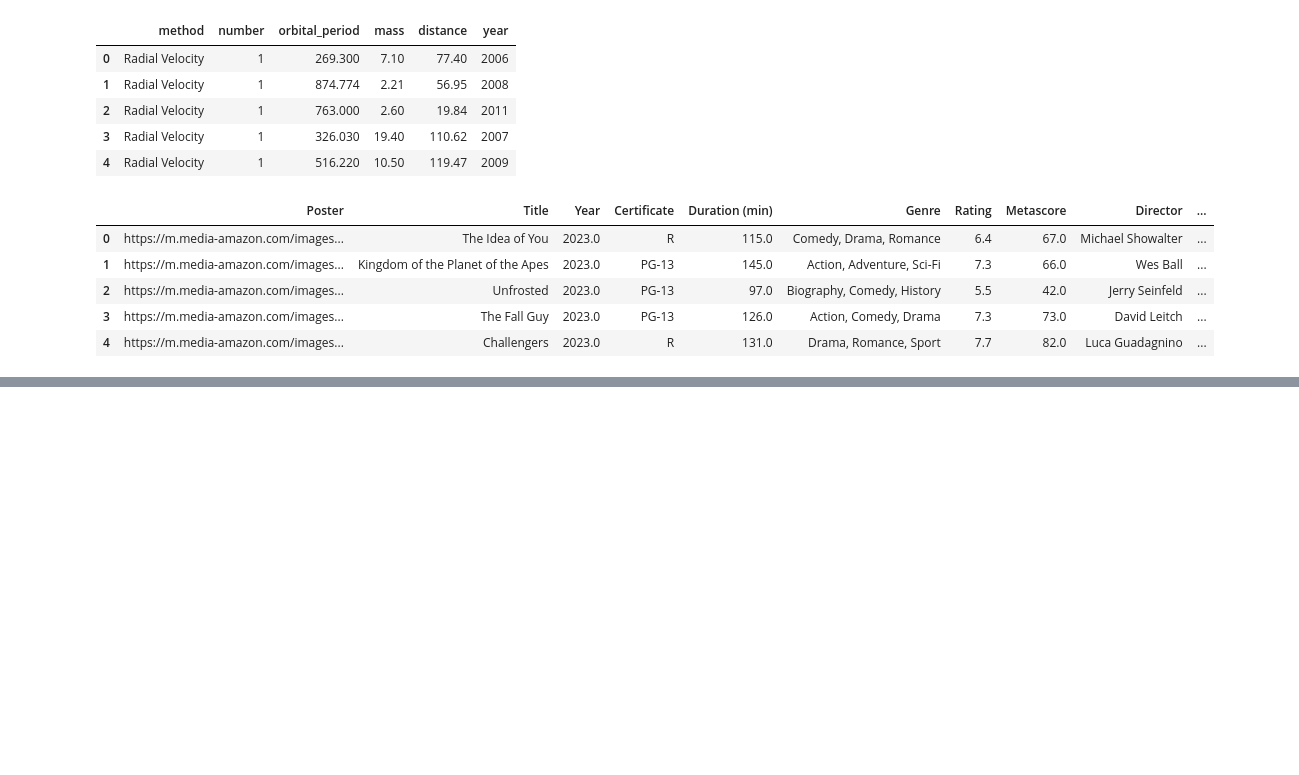
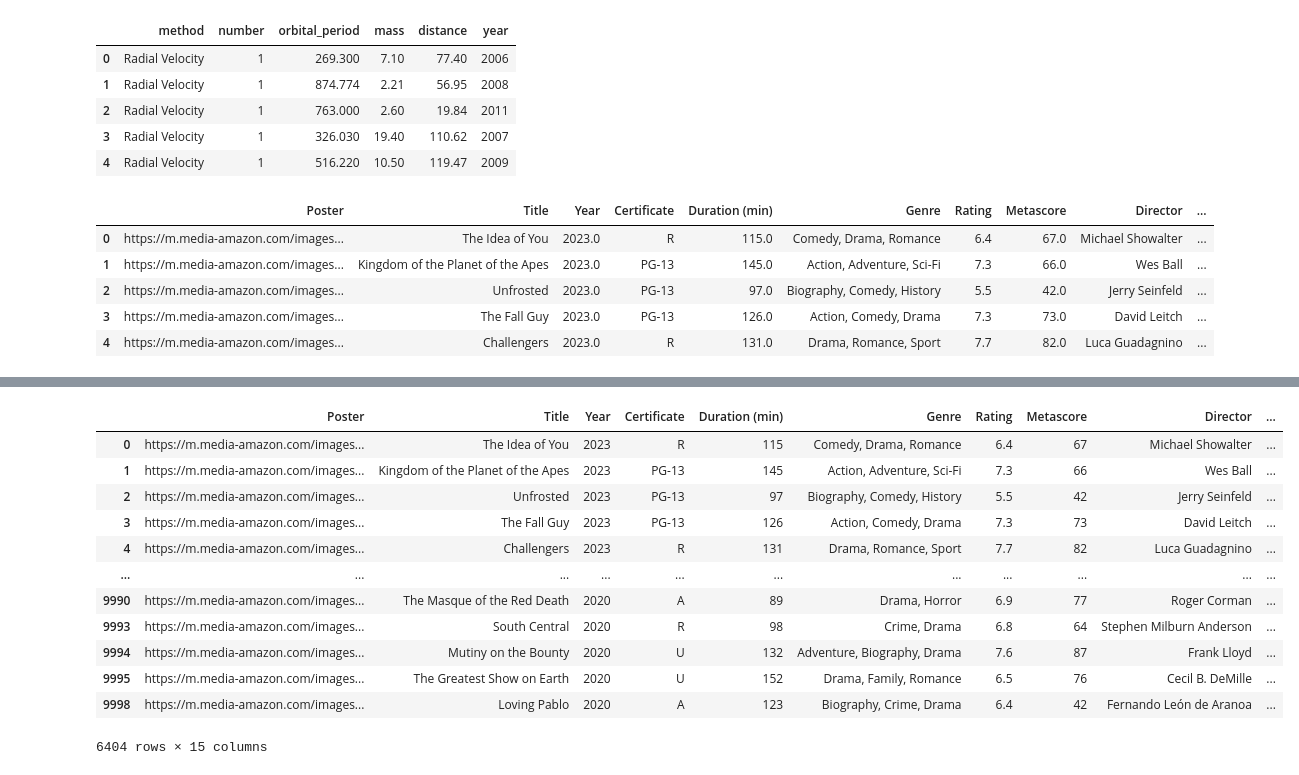
Before and after one commit to MarcelloTa/Streamlit_Project_1, a Jupyter notebook: notebooks/p_exploration.ipynb, the cells around one changed output, grey strips where cells are left out. Drawn from its saved outputs; the diff is of its cells as text; code cells hidden in the pictures; blank space fills up the shorter version.

```diff
--- a/notebooks/p_exploration.ipynb
+++ b/notebooks/p_exploration.ipynb
@@ -53,0 +69,10 @@ array([2023., 2002., 2006., 1995., 2022., 1997., 2024., 1985., 2007.,
+# %%
+# Null-Werte und die dazugehörigen Zeilen entfernen
+imdb.dropna(inplace=True)
+# %%
+# Betroffene Zeilen in die gewünschten Datentypen casten
+imdb['Year'] = imdb['Year'].astype(int)
+imdb['Duration (min)'] = imdb['Duration (min)'].astype(int)
+imdb['Metascore'] = imdb['Metascore'].astype(int)
+imdb['Votes'] = imdb['Votes'].str.replace(',', '').astype(int)
+imdb['Review Count'] = imdb['Review Count'].str.replace(',', '').astype(int)
@@ -53,0 +99,17 @@ array([2023., 2002., 2006., 1995., 2022., 1997., 2024., 1985., 2007.,
+# %%
+# Ergebnisse im DataFrame überprüfen
+imdb
+# %% [output]
+|  | Poster | Title | Year | Certificate | Duration (min) | Genre | Rating | Metascore | Director | ... |
+| 0 | https://m.media-amazon.com/images... | The Idea of You | 2023 | R | 115 | Comedy, Drama, Romance | 6.4 | 67 | Michael Showalter | ... |
+| 1 | https://m.media-amazon.com/images... | Kingdom of the Planet of the Apes | 2023 | PG-13 | 145 | Action, Adventure, Sci-Fi | 7.3 | 66 | Wes Ball | ... |
+| 2 | https://m.media-amazon.com/images... | Unfrosted | 2023 | PG-13 | 97 | Biography, Comedy, History | 5.5 | 42 | Jerry Seinfeld | ... |
+| 3 | https://m.media-amazon.com/images... | The Fall Guy | 2023 | PG-13 | 126 | Action, Comedy, Drama | 7.3 | 73 | David Leitch | ... |
+| 4 | https://m.media-amazon.com/images... | Challengers | 2023 | R | 131 | Drama, Romance, Sport | 7.7 | 82 | Luca Guadagnino | ... |
+| ... | ... | ... | ... | ... | ... | ... | ... | ... | ... | ... |
+| 9990 | https://m.media-amazon.com/images... | The Masque of the Red Death | 2020 | A | 89 | Drama, Horror | 6.9 | 77 | Roger Corman | ... |
+| 9993 | https://m.media-amazon.com/images... | South Central | 2020 | R | 98 | Crime, Drama | 6.8 | 64 | Stephen Milburn Anderson | ... |
+| 9994 | https://m.media-amazon.com/images... | Mutiny on the Bounty | 2020 | U | 132 | Adventure, Biography, Drama | 7.6 | 87 | Frank Lloyd | ... |
+| 9995 | https://m.media-amazon.com/images... | The Greatest Show on Earth | 2020 | U | 152 | Drama, Family, Romance | 6.5 | 76 | Cecil B. DeMille | ... |
+| 9998 | https://m.media-amazon.com/images... | Loving Pablo | 2020 | A | 123 | Biography, Crime, Drama | 6.4 | 42 | Fernando León de Aranoa | ... |
+6404 rows × 15 columns
```
Also changed, not shown: parts of 15 cells of this notebook, 1 other file.
